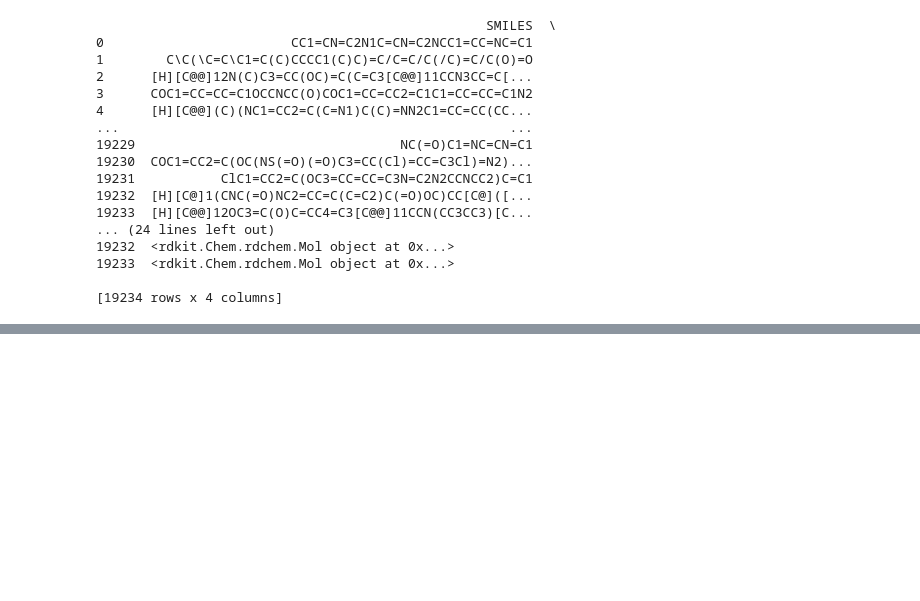
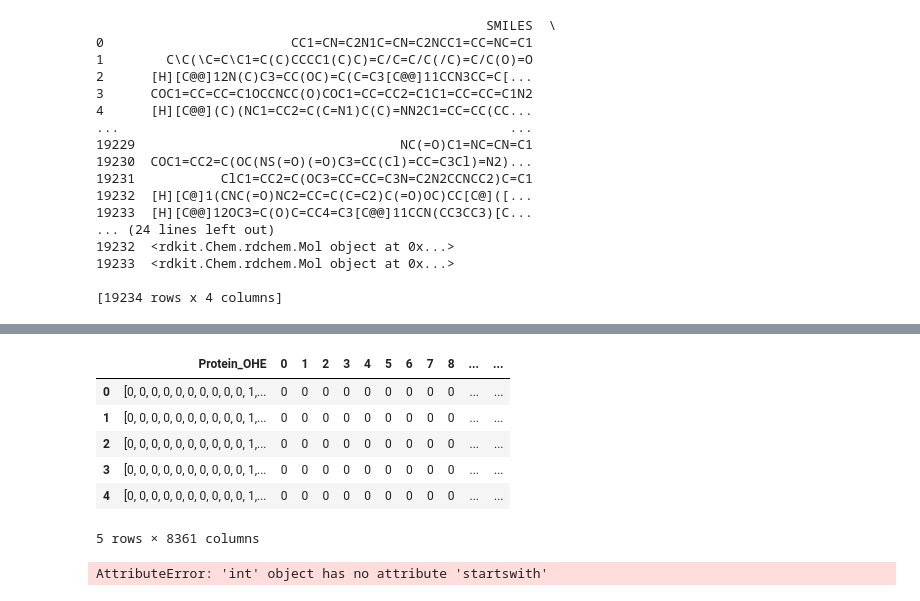
Before and after one commit to Setsofia-lab/CRISPY_DTI, a Jupyter notebook: data/ft.ipynb, the cells around one changed output, grey strips where cells are left out. Cells and saved outputs as stored; diff of their text form; code cells hidden in the pictures; blank space fills up the shorter version.

Commit message:
preprocessed data for feature analysis and selection

```diff
--- a/data/ft.ipynb
+++ b/data/ft.ipynb
@@ -357,2 +400,51 @@ labels
 # %%
-df_embeddings = pd.concat([protein_embedding, MACCS_embeddings, MF_embedding, TFF_embedding, PF_embeddings, APF_embedding, labels], axis=1)
+df_embeddings = pd.concat([protein_embedding, MACCS_embeddings, TTF_embedding, PF_embeddings, APF_embedding, labels], axis=1)
+df_embeddings.head()
+# %%
+df_embeddings.head()
+# %% [output]
+|  | Protein_OHE | 0 | 1 | 2 | 3 | 4 | 5 | 6 | 7 | 8 | ... | ... |
+| 0 | [0, 0, 0, 0, 0, 0, 0, 0, 0, 0, 1,... | 0 | 0 | 0 | 0 | 0 | 0 | 0 | 0 | 0 | ... | ... |
+| 1 | [0, 0, 0, 0, 0, 0, 0, 0, 0, 0, 1,... | 0 | 0 | 0 | 0 | 0 | 0 | 0 | 0 | 0 | ... | ... |
+| 2 | [0, 0, 0, 0, 0, 0, 0, 0, 0, 0, 1,... | 0 | 0 | 0 | 0 | 0 | 0 | 0 | 0 | 0 | ... | ... |
+| 3 | [0, 0, 0, 0, 0, 0, 0, 0, 0, 0, 1,... | 0 | 0 | 0 | 0 | 0 | 0 | 0 | 0 | 0 | ... | ... |
+| 4 | [0, 0, 0, 0, 0, 0, 0, 0, 0, 0, 1,... | 0 | 0 | 0 | 0 | 0 | 0 | 0 | 0 | 0 | ... | ... |
+5 rows × 8361 columns
+# %%
+# Determine the number of columns for each embedding type
+embedding_sizes = [256, 166, 128, 544, 512] # Replace with the actual sizes
+
+# Create a new DataFrame to store the consolidated embeddings
+consolidated_df = pd.DataFrame()
+
+start = 0
+for i, emb_size in enumerate(embedding_sizes):
+    emb_type = ['protein', 'MACCS', 'TTF', 'PF', 'APF'][i]
+    end = start + emb_size
+    consolidated_df[f"{emb_type}_embedding"] = df_embeddings.iloc[:, start:end].sum(axis=1)
+    start = end
+
+# Add the labels column
+consolidated_df['labels'] = df_embeddings.iloc[:, -1]
+
+# Get the list of embedding types
+embedding_types = ['protein', 'MACCS', 'TTF', 'PF', 'APF']
+
+# Create a new DataFrame to store the consolidated embeddings
+consolidated_df = pd.DataFrame()
+
+for emb_type in embedding_types:
+    # Concatenate all the columns for the current embedding type
+    emb_columns = [col for col in df_embeddings.columns if col.startswith(f"{emb_type}_")]
+    consolidated_df[f"{emb_type}_embedding"] = df_embeddings[emb_columns].sum(axis=1)
+
+# Add the labels column
+consolidated_df['labels'] = df_embeddings['labels']
+
+
+
+
+print(consolidated_df.head())
+print(f"Final DataFrame shape: {consolidated_df.shape}")
+# %% [output]
+AttributeError: 'int' object has no attribute 'startswith'
```
Also changed, not shown: parts of 14 cells of this notebook, 3 other files.
